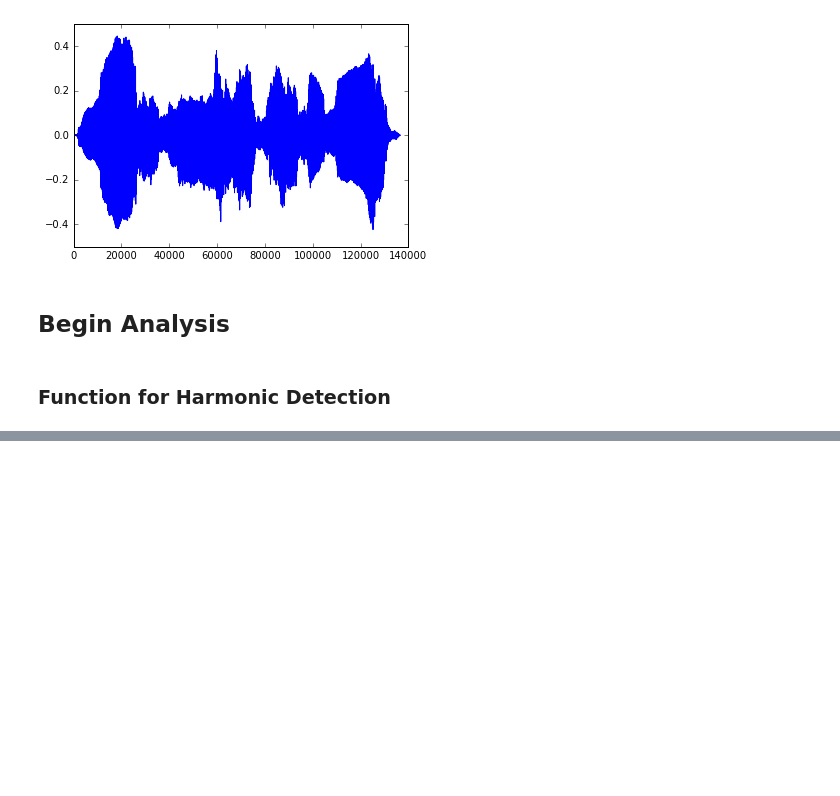
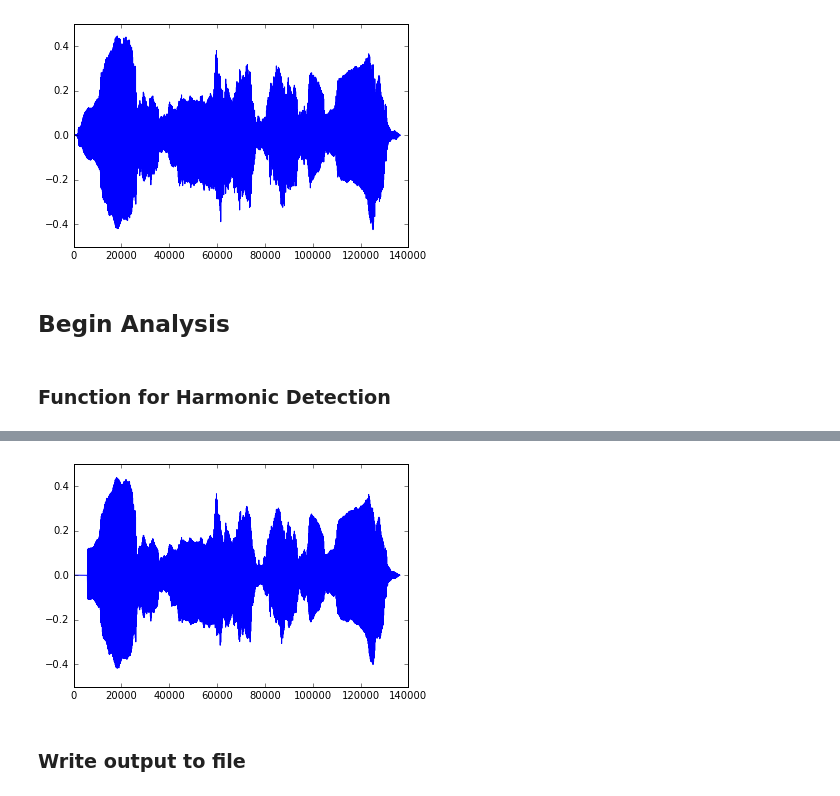
Before and after one commit to damiansp/digitalSoundProcessing, a Jupyter notebook: models/04_harmonic_model.ipynb, the cells around one changed output, grey strips where cells are left out. Drawn from its saved outputs; the diff is of its cells as text; code cells hidden in the pictures; blank space fills up the shorter version.

```diff
--- a/models/04_harmonic_model.ipynb
+++ b/models/04_harmonic_model.ipynb
@@ -164,0 +163,6 @@ NameError: global name 'n_s' is not defined
+# %%
+plt.plot(y);
+# %% [output]
+[figure, added]
+# %% [markdown]
+### Write output to file
```
Also changed, not shown: parts of 10 cells of this notebook.
